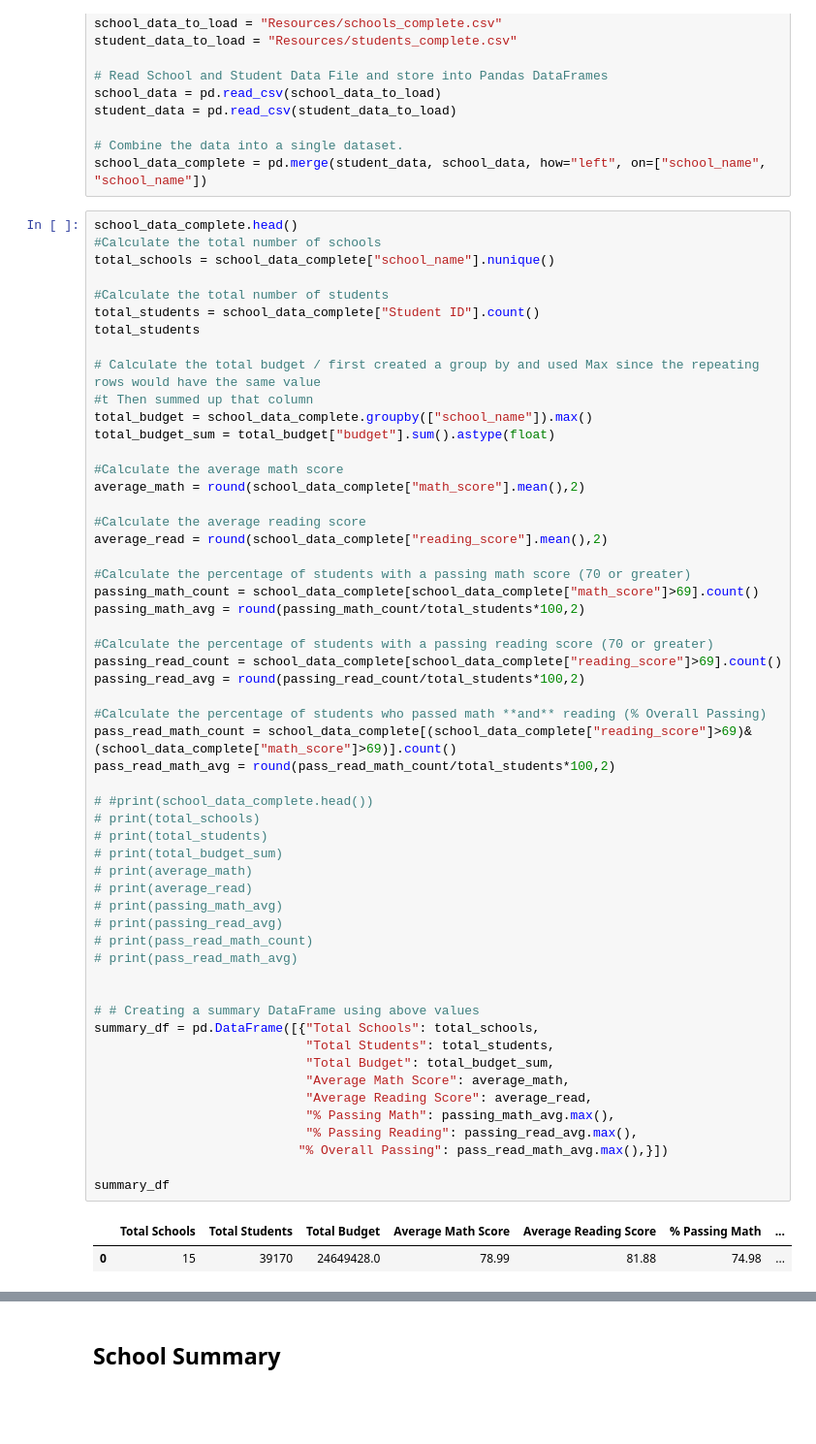
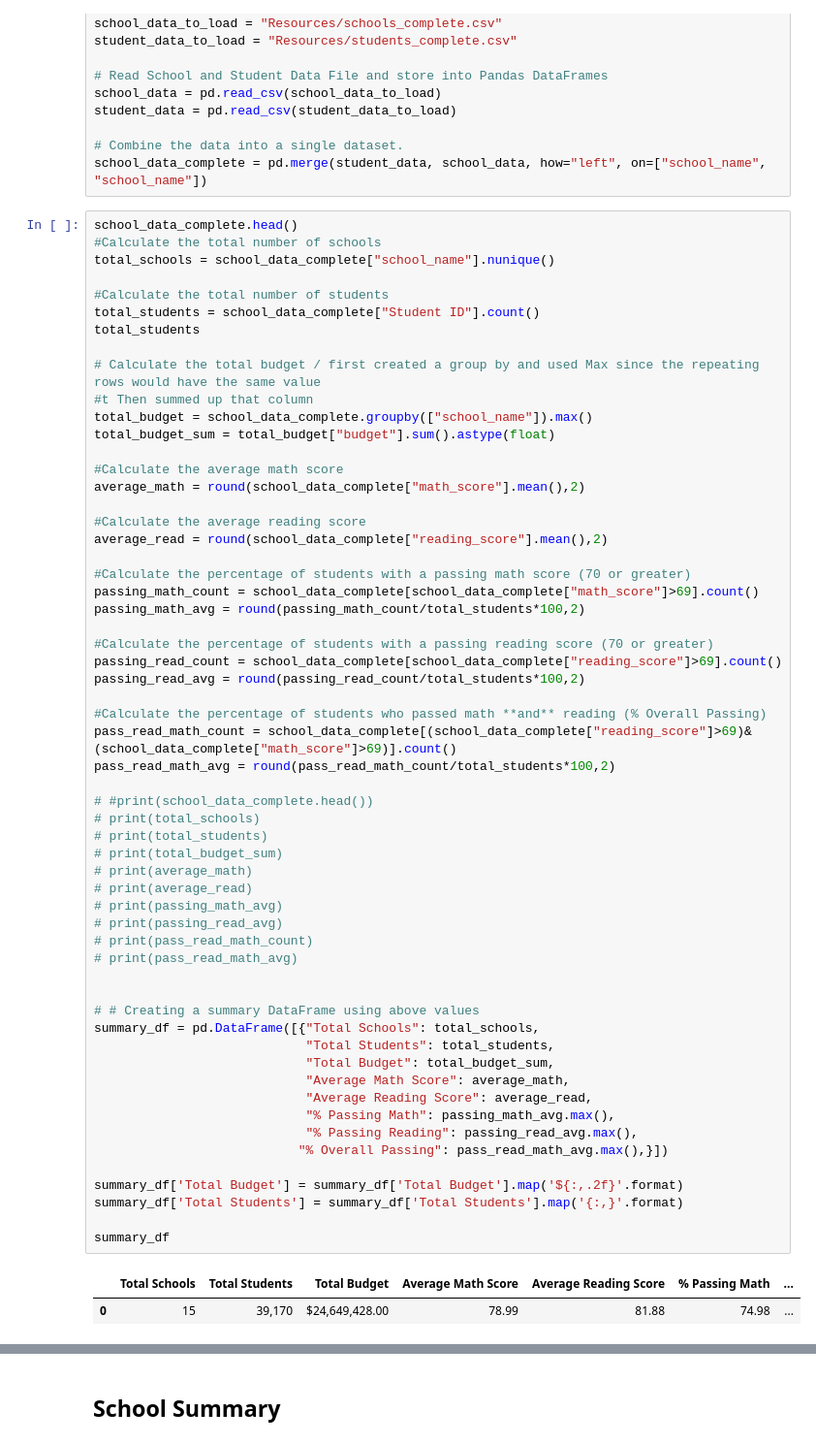
Before and after one commit to andyob715/Pandas_Challenge, a Jupyter notebook: Instructions/PyCitySchools/PyCitySchools_starter.ipynb, the cells around one changed output, grey strips where cells are left out. Shown: that part at 97% size. Drawn from its saved outputs; the diff is of its cells as text; blank space fills up the shorter version.

```diff
--- a/Instructions/PyCitySchools/PyCitySchools_starter.ipynb
+++ b/Instructions/PyCitySchools/PyCitySchools_starter.ipynb
@@ -45,31 +45,34 @@ passing_read_avg = round(passing_read_count/total_students*100,2)
 
 #Calculate the percentage of students who passed math **and** reading (% Overall Passing)
 pass_read_math_count = school_data_complete[(school_data_complete["reading_score"]>69)& (school_data_complete["math_score"]>69)].count()
 pass_read_math_avg = round(pass_read_math_count/total_students*100,2)
 
 # #print(school_data_complete.head())
 # print(total_schools)
 # print(total_students)
 # print(total_budget_sum)
 # print(average_math)
 # print(average_read)
 # print(passing_math_avg)
 # print(passing_read_avg)
 # print(pass_read_math_count)
 # print(pass_read_math_avg)
 
 
 # # Creating a summary DataFrame using above values
 summary_df = pd.DataFrame([{"Total Schools": total_schools,
                             "Total Students": total_students,
                             "Total Budget": total_budget_sum,
                             "Average Math Score": average_math,
                             "Average Reading Score": average_read,
                             "% Passing Math": passing_math_avg.max(),
                             "% Passing Reading": passing_read_avg.max(),
                            "% Overall Passing": pass_read_math_avg.max(),}])
 
+summary_df['Total Budget'] = summary_df['Total Budget'].map('${:,.2f}'.format)
+summary_df['Total Students'] = summary_df['Total Students'].map('{:,}'.format)
+
 summary_df
 # %% [output]
 |  | Total Schools | Total Students | Total Budget | Average Math Score | Average Reading Score | % Passing Math | ... |
-| 0 | 15 | 39170 | 24649428.0 | 78.99 | 81.88 | 74.98 | ... |
+| 0 | 15 | 39,170 | $24,649,428.00 | 78.99 | 81.88 | 74.98 | ... |
```
Also changed, not shown: parts of 15 cells of this notebook.
